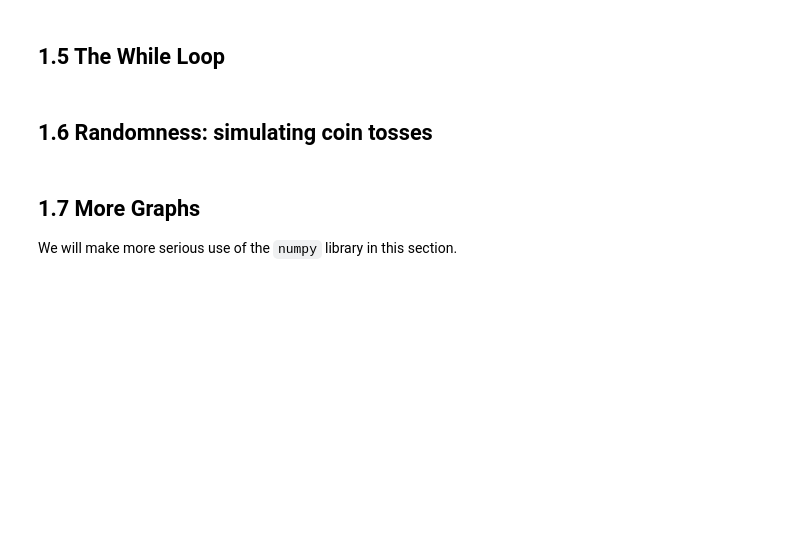
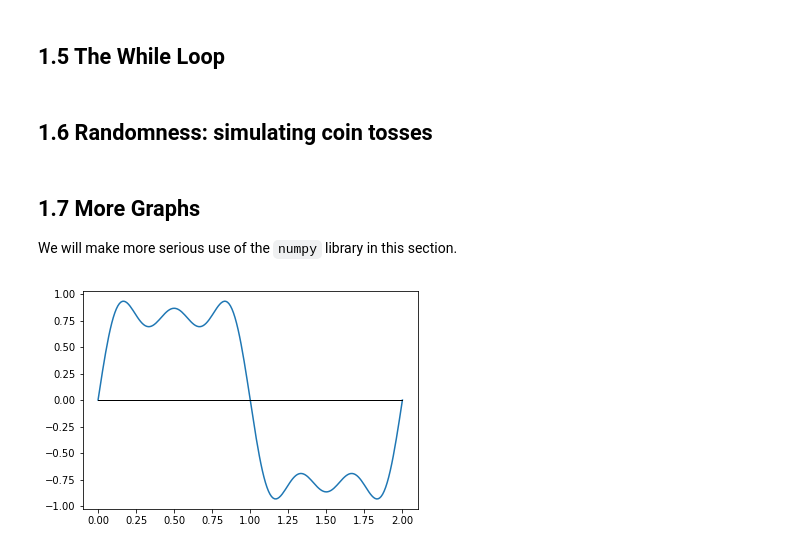
Before and after one commit to jxxcarlson/python-bootcamp-2019, a Jupyter notebook: weekly_lessons/01-getting-started.ipynb, the cells around one changed output. Cells and saved outputs as stored; diff of their text form; code cells hidden in the pictures; blank space fills up the shorter version.

```diff
--- a/weekly_lessons/01-getting-started.ipynb
+++ b/weekly_lessons/01-getting-started.ipynb
@@ -443,24 +443,27 @@ in this section.
 # %%
 # We will graph a Fourier
 
 import matplotlib.pyplot as plt
+%matplotlib inline
 import numpy as np
 
 t = np.arange(0.0, 2.01, 0.01)  # an array of numbers, 0, 0.01, 0.02, ..., 2.00
-
-s = np.sin(3.1416*t) + (1.0/3.0)*np.sin(3*np.pi*t) + (1.0/5.0)*np.sin(5*np.pi*t)
+df = 1.0
+s = np.sin(3.1416*t) + (df*1.0/3.0)*np.sin(3*np.pi*t) + (df*1.0/5.0)*np.sin(5*np.pi*t)
 
 # Each term of the above, e.g., np.sin(3.14168*t) is an arrary of numbers:
 # A numpy function f applied to array([a,b,c, ...]) is array([f(a), f(b), f(c), ...])
 # One can add numpy arrrays and multiply them by scalars (as one sees above).
 # If a = array([x1, x1, ... ]) and b = array([y1, y2, ... ]) are two numpty
 # arrays the then plt.plot(a, b) will plot the segements joining successive
 # pairs of points (x1, y1), (x2, y2), etc.
 
 abscissa = np.zeros(len(t))
 
 plt.plot(t, s)
 plt.plot(t, abscissa, color='black', linewidth=1.0 )
 
 plt.savefig("fourier.png")
 plt.show()
+# %% [output]
+[figure, added]
```
Also changed, not shown: parts of 1 cell of this notebook, 2 other files.
